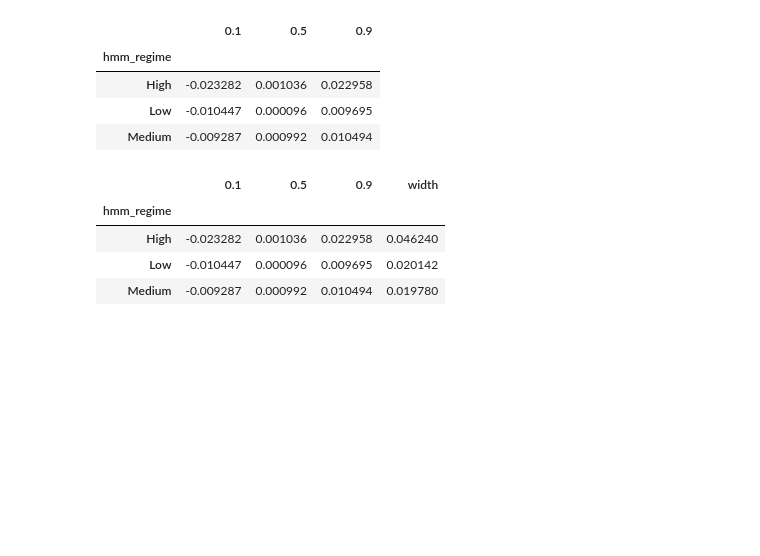
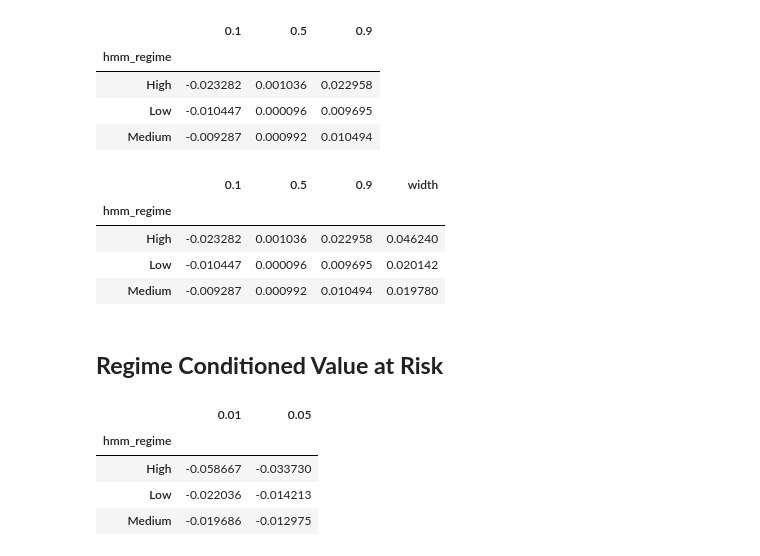
Before and after one commit to Anaemos/Vorticity, a Jupyter notebook: notebooks_02/distribution_structure_analysis.ipynb, the cells around one changed output. Drawn from its saved outputs; the diff is of its cells as text; code cells hidden in the pictures; blank space fills up the shorter version.

Commit message:
Checked value at risk

```diff
--- a/notebooks_02/distribution_structure_analysis.ipynb
+++ b/notebooks_02/distribution_structure_analysis.ipynb
@@ -105,3 +105,14 @@ quantiles
 | High | -0.023282 | 0.001036 | 0.022958 | 0.046240 |
 | Low | -0.010447 | 0.000096 | 0.009695 | 0.020142 |
 | Medium | -0.009287 | 0.000992 | 0.010494 | 0.019780 |
+# %% [markdown]
+## **Regime Conditioned Value at Risk**
+# %%
+var_stats = df.groupby("hmm_regime")["return"].quantile([0.01,0.05]).unstack()
+var_stats
+# %% [output]
+|  | 0.01 | 0.05 |
+| hmm_regime |  |  |
+| High | -0.058667 | -0.033730 |
+| Low | -0.022036 | -0.014213 |
+| Medium | -0.019686 | -0.012975 |
```
